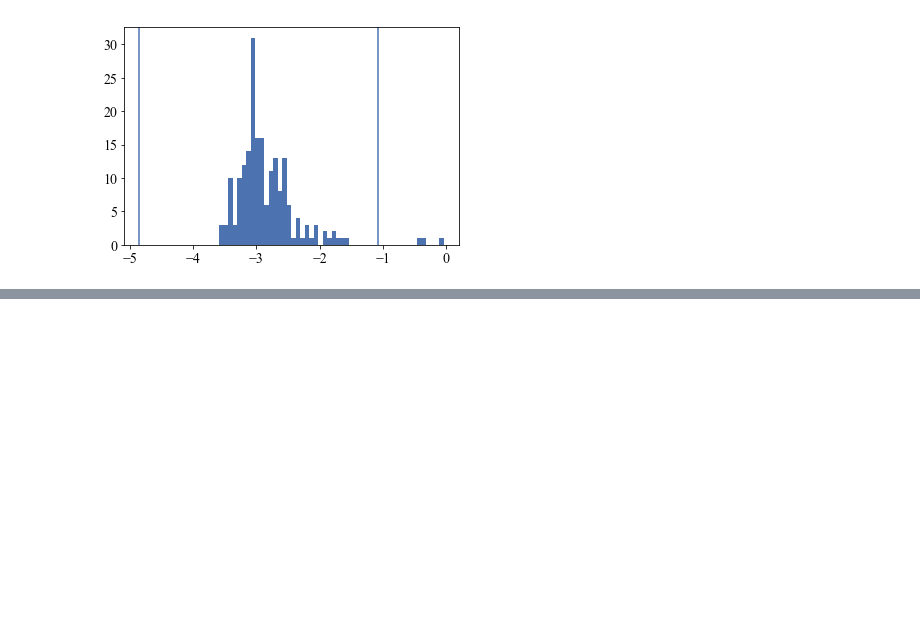
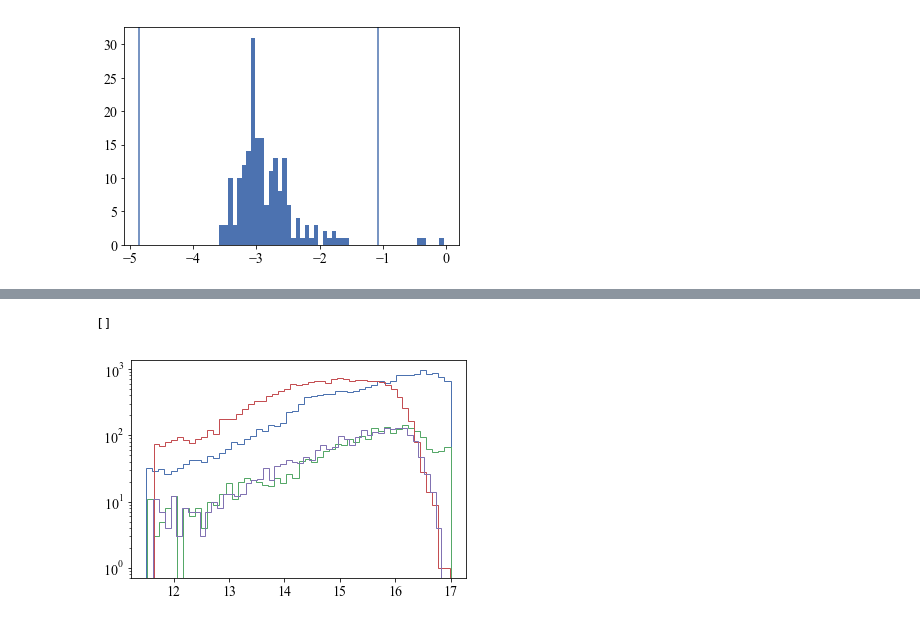
Before and after one commit to thomasmolnar/virac_classifier, a Jupyter notebook: test_notebooks/test.ipynb, the cells around one changed output, grey strips where cells are left out. Drawn from its saved outputs; the diff is of its cells as text; code cells hidden in the pictures; blank space fills up the shorter version.

```diff
--- a/test_notebooks/test.ipynb
+++ b/test_notebooks/test.ipynb
@@ -308,0 +399,13 @@ extM = extinction_map_healpix('/data/jls/virac/virac_extinction_map_healpix', ve
+# %%
+plt.hist(tst_binary_0.training_set['ks_b_ivw_mean_mag'][
+    (tst_binary_0.training_set['var_class']=='VAR')&(tst_binary_0.training_set['class']=='VAR')],bins=50,histtype='step');
+plt.hist(tst_binary_0.training_set['ks_b_ivw_mean_mag'][
+    (tst_binary_0.training_set['var_class']=='VAR')&(tst_binary_0.training_set['class']=='CONST')],bins=50,histtype='step');
+plt.hist(tst_binary_0.training_set['ks_b_ivw_mean_mag'][
+    (tst_binary_0.training_set['var_class']=='CONST')&(tst_binary_0.training_set['class']=='CONST')],bins=50,histtype='step');
+plt.hist(tst_binary_0.training_set['ks_b_ivw_mean_mag'][
+    (tst_binary_0.training_set['var_class']=='CONST')&(tst_binary_0.training_set['class']=='VAR')],bins=50,histtype='step');
+plt.semilogy()
+# %% [output]
+[]
+[figure, added]
```
Also changed, not shown: parts of 15 cells of this notebook, 5 other files.
